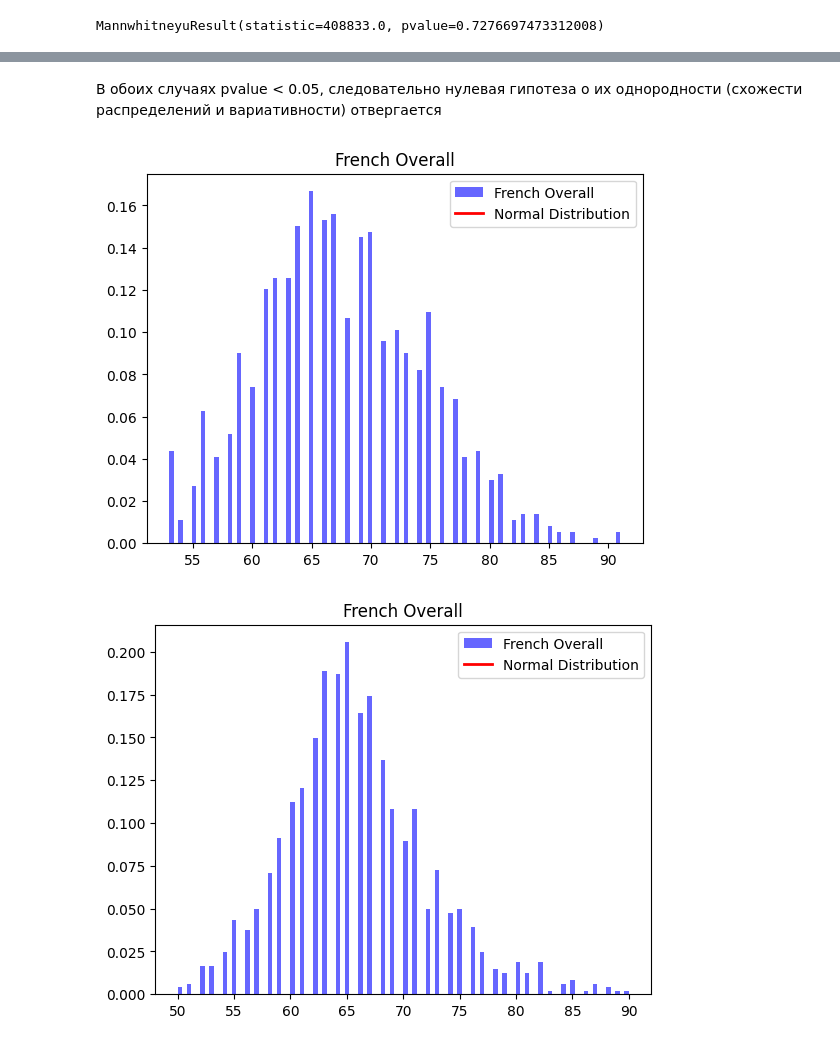
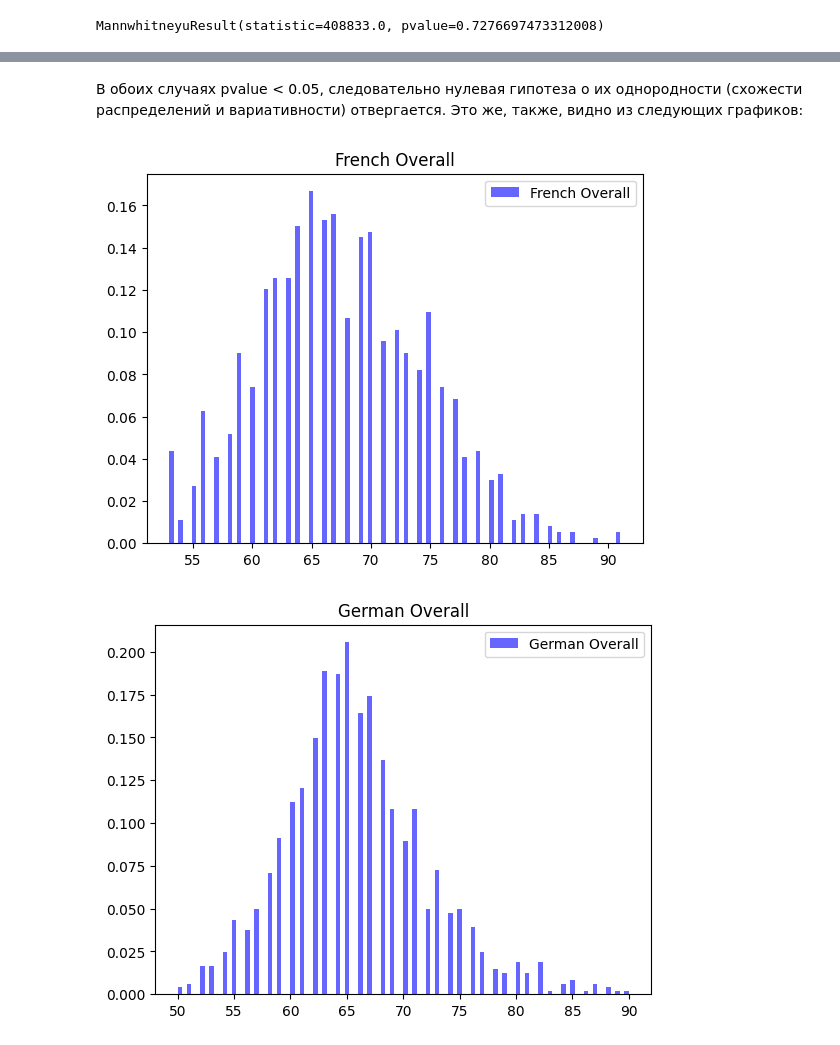
Before and after one commit to snitron/matstat, a Jupyter notebook: lab4.ipynb, the cells around one changed output, grey strips where cells are left out. Cells and saved outputs as stored; diff of their text form; code cells hidden in the pictures.

```diff
--- a/lab4.ipynb
+++ b/lab4.ipynb
@@ -27,10 +27,11 @@ import matplotlib.pyplot as plt
 import numpy as np
 from scipy.stats import norm
 
-def plot_bins(data, title, std):
+def plot_bins(data, title, std=None):
     plt.hist(data, bins=100, density=True, alpha=0.6, color='b', label=title)
     x = np.linspace(min(data), max(data), 10000)
-    plt.plot(x, norm.pdf(x, data.mean(), std), 'r-', lw=2, label='Normal Distribution')
+    if std != None:
+        plt.plot(x, norm.pdf(x, data.mean(), std), 'r-', lw=2, label='Normal Distribution')
     plt.title(title)
     plt.legend()
     plt.show()
@@ -129,10 +130,10 @@ ks_2samps.mean()
 # %% [markdown]
-В обоих случаях pvalue < 0.05, следовательно нулевая гипотеза о их однородности (схожести распределений и вариативности) отвергается
+В обоих случаях pvalue < 0.05, следовательно нулевая гипотеза о их однородности (схожести распределений и вариативности) отвергается. Это же, также, видно из следующих графиков:
 # %%
-plot_bins(french['Overall'], "French Overall", 0)
+plot_bins(french['Overall'], "French Overall")
 # %% [output]
-[figure, old version]
+[figure, new version]
 # %%
-plot_bins(german['Overall'], "French Overall", 0)
+plot_bins(german['Overall'], "German Overall")
 # %% [output]
-[figure, old version]
+[figure, new version]
```
Also changed, not shown: parts of 2 cells of this notebook.
